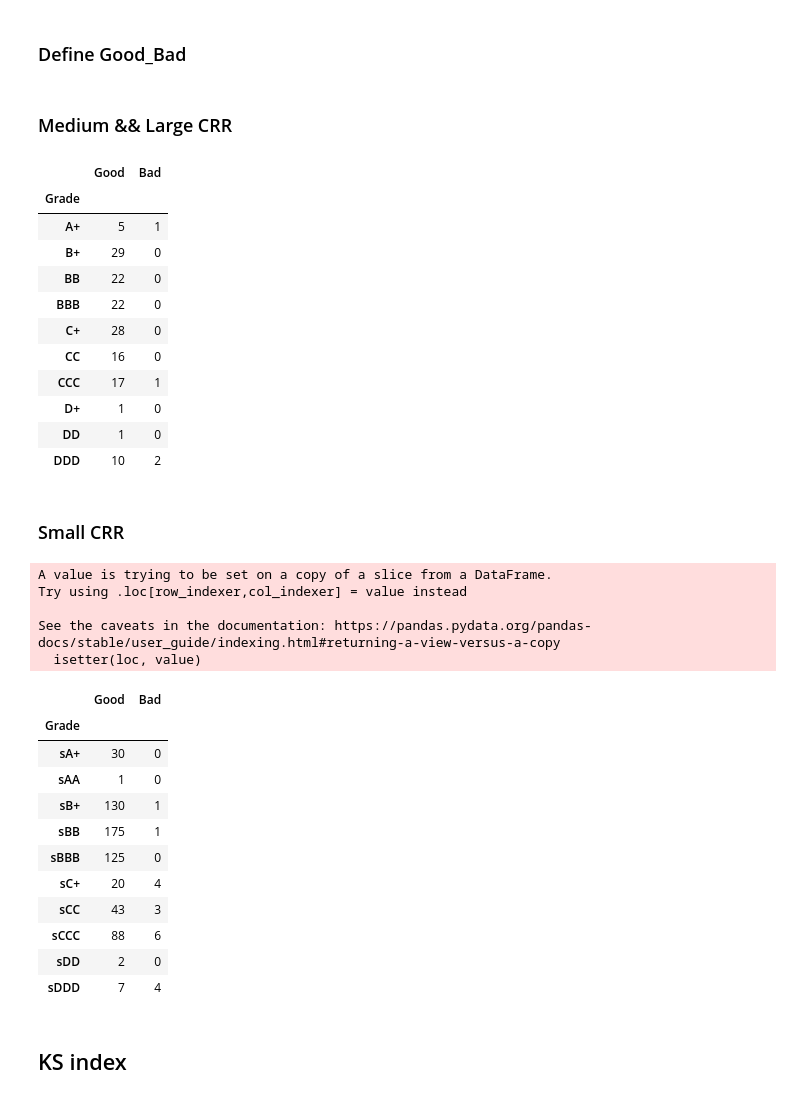
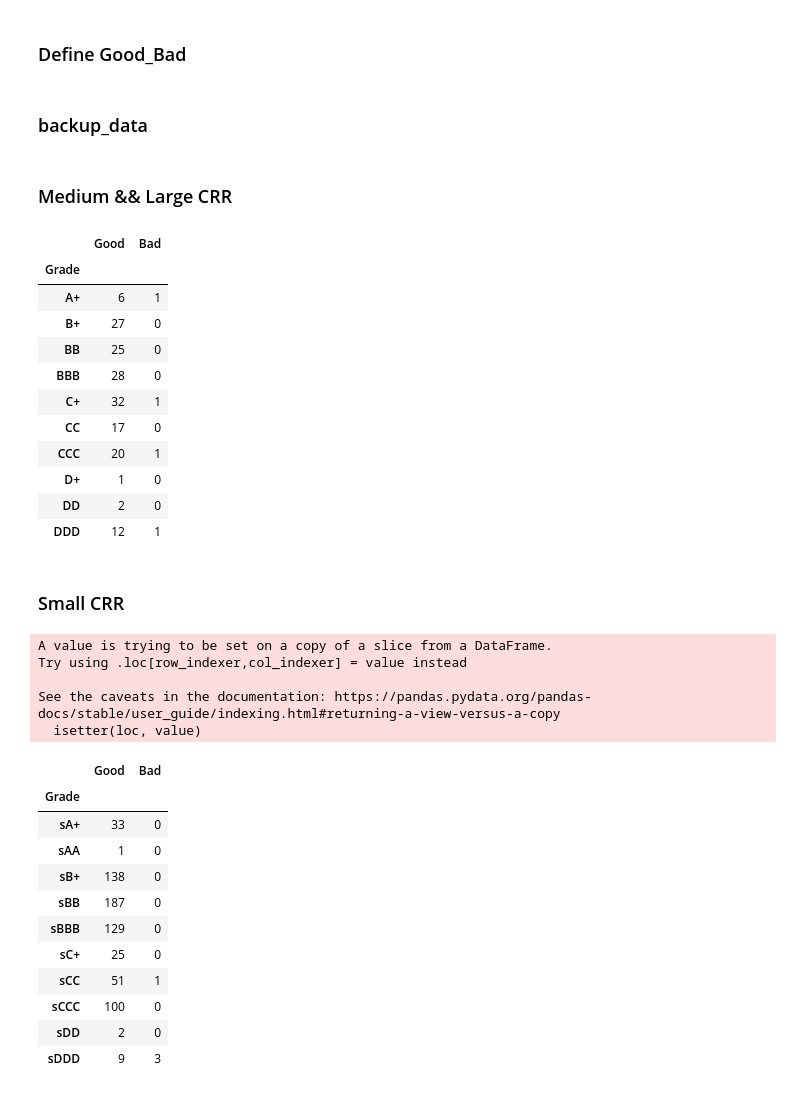
Before and after one commit to Taecpy/CRR-validate, a Jupyter notebook: CRR_validate.ipynb, the cells around one changed output. Drawn from its saved outputs; the diff is of its cells as text; code cells hidden in the pictures.

```diff
--- a/CRR_validate.ipynb
+++ b/CRR_validate.ipynb
@@ -80,2 +82,7 @@ Remove_white_space done!
 # %%
-mapping = pd.read_excel(input_mapping+'RPISIC01_20211231_ข้อมูลรายตัวสำหรับตรวจสอบ (22 ประเภทธุรกิจ).xlsb',engine='pyxlsb',usecols=['Customer Number','Account Number','USER2','Account Class','PF/NPF Flag'] )
+#mapping_2563
+mapping = pd.read_excel(input_mapping+'RPISIC01_20201231_ข้อมูลรายตัวสำหรับตรวจสอบ (22 ประเภทธุรกิจ).xlsb',engine='pyxlsb',usecols=['Customer Number','Account Number','USER2','Account Class','PF/NPF Flag'] )
+#mapping_2564
+mapping2 = pd.read_excel(input_mapping+'RPISIC01_20211231_ข้อมูลรายตัวสำหรับตรวจสอบ (22 ประเภทธุรกิจ).xlsb',engine='pyxlsb',usecols=['Customer Number','Account Number','USER2','Account Class','PF/NPF Flag'] )
+#mapping_2565
+mapping3 = pd.read_excel(input_mapping+'RPISIC01_20221231_ข้อมูลรายตัวสำหรับตรวจสอบ (22 ประเภทธุรกิจ).xlsb',engine='pyxlsb',usecols=['Customer Number','Account Number','USER2','Account Class','PF/NPF Flag'] )
@@ -125,0 +222,4 @@ define_Good_Bad(df)
+# %%
+df_2563 = define_Good_Bad(df)
+# %% [markdown]
+### backup_data
@@ -126,46 +228,46 @@ define_Good_Bad(df)
 # %% [markdown]
 ### Medium && Large CRR
 # %%
-df['Grade'].isna().value_counts()
-df.groupby(['Grade']).count()
-df_CRR = df[~df['Grade'].str.contains('[s,S]')]
-df_CRR[['Grade','Good','Bad']].groupby(['Grade']).sum()
+df_2563['Grade'].isna().value_counts()
+df_2563.groupby(['Grade']).count()
+df_CRR_2563 = df_2563[~df_2563['Grade'].str.contains('[s,S]')]
+df_CRR_2563[['Grade','Good','Bad']].groupby(['Grade']).sum()
 # %% [output]
 |  | Good | Bad |
 | Grade |  |  |
-| A+ | 5 | 1 |
-| B+ | 29 | 0 |
-| BB | 22 | 0 |
-| BBB | 22 | 0 |
-| C+ | 28 | 0 |
-| CC | 16 | 0 |
-| CCC | 17 | 1 |
+| A+ | 6 | 1 |
+| B+ | 27 | 0 |
+| BB | 25 | 0 |
+| BBB | 28 | 0 |
+| C+ | 32 | 1 |
+| CC | 17 | 0 |
+| CCC | 20 | 1 |
 | D+ | 1 | 0 |
-| DD | 1 | 0 |
-| DDD | 10 | 2 |
+| DD | 2 | 0 |
+| DDD | 12 | 1 |
 # %% [markdown]
 ### Small CRR
 # %%
-df_sCRR = df[df['Grade'].str.contains('[s,S]')]
-df_sCRR.loc[df_sCRR['Grade']=='SBB','Grade'] = 'sBB'
-df_sCRR.loc[df_sCRR['Grade']=='sc+','Grade'] = 'sC+'
-df_sCRR = df_sCRR[~(df_sCRR['Grade']=='SS')]
-df_sCRR[['Grade','Good','Bad']].groupby(['Grade']).sum()
+df_sCRR_2563 = df_2563[df_2563['Grade'].str.contains('[s,S]')]
+df_sCRR_2563.loc[df_sCRR_2563['Grade']=='SBB','Grade'] = 'sBB'
+df_sCRR_2563.loc[df_sCRR_2563['Grade']=='sc+','Grade'] = 'sC+'
+df_sCRR_2563 = df_sCRR_2563[~(df_sCRR_2563['Grade']=='SS')]
+df_sCRR_2563[['Grade','Good','Bad']].groupby(['Grade']).sum()
 # %% [output]
 A value is trying to be set on a copy of a slice from a DataFrame.
 Try using .loc[row_indexer,col_indexer] = value instead
 
 See the caveats in the documentation: https://pandas.pydata.org/pandas-docs/stable/user_guide/indexing.html#returning-a-view-versus-a-copy
   isetter(loc, value)
 |  | Good | Bad |
 | Grade |  |  |
-| sA+ | 30 | 0 |
+| sA+ | 33 | 0 |
 | sAA | 1 | 0 |
-| sB+ | 130 | 1 |
-| sBB | 175 | 1 |
-| sBBB | 125 | 0 |
-| sC+ | 20 | 4 |
-| sCC | 43 | 3 |
-| sCCC | 88 | 6 |
+| sB+ | 138 | 0 |
+| sBB | 187 | 0 |
+| sBBB | 129 | 0 |
+| sC+ | 25 | 0 |
+| sCC | 51 | 1 |
+| sCCC | 100 | 0 |
 | sDD | 2 | 0 |
-| sDDD | 7 | 4 |
+| sDDD | 9 | 3 |
@@ -176,2 +273,0 @@ table.sort_index(ascending=True,inplace=True)
-# %% [markdown]
-## KS index
```
Also changed, not shown: parts of 18 cells of this notebook, 3 other files.
